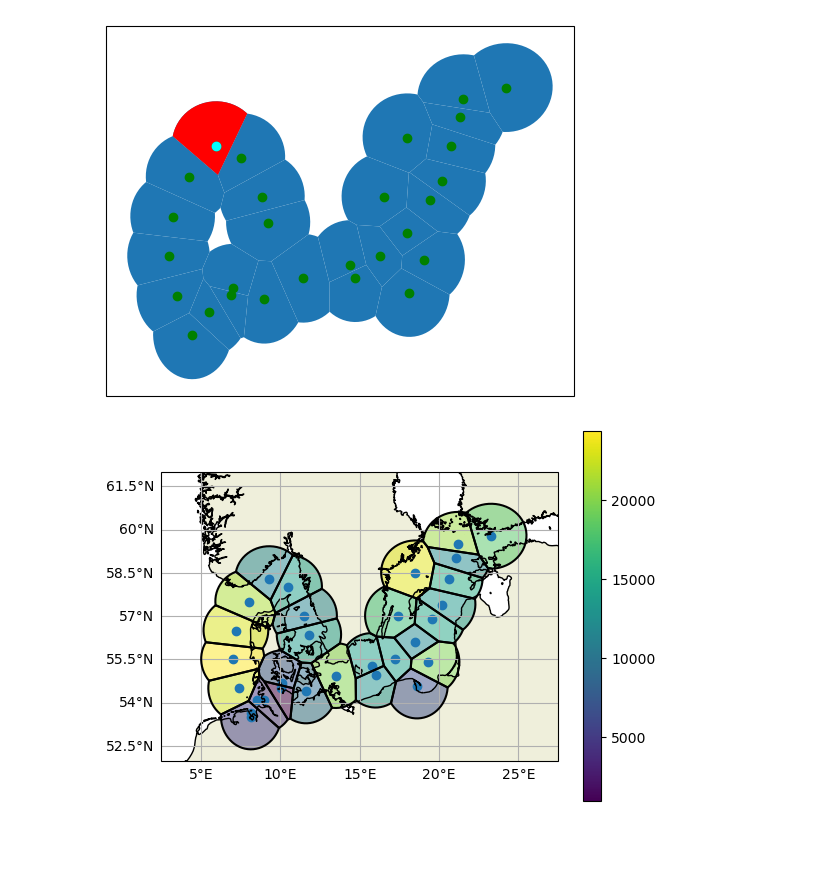
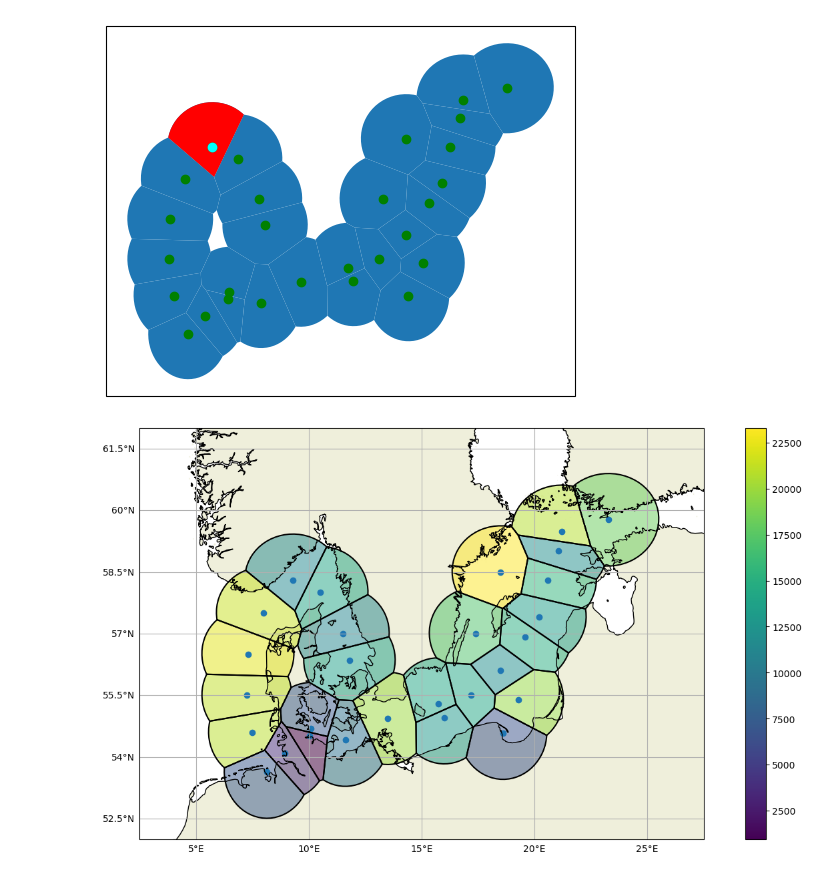
Before and after one commit to geomar-od-lagrange/2025_copepods, a Jupyter notebook: notebooks/VoronoiPolygons.ipynb, the cells around one changed output. Cells and saved outputs as stored; diff of their text form; code cells hidden in the pictures; blank space fills up the shorter version.

```diff
--- a/notebooks/VoronoiPolygons.ipynb
+++ b/notebooks/VoronoiPolygons.ipynb
@@ -41,7 +41,7 @@ def make_sample_point(
         }
 # %%
 sample_point_list = [
-        make_sample_point('KB03', 'KB03', 'KB03', 'real', True, 11, 'baltic', 54.692, 10.1035),
+        make_sample_point('KielBay03', 'KB03', 'KB03', 'real', True, 11, 'baltic', 54.692, 10.1035),
         make_sample_point('SW08', 'SW08', 'SW08', 'real', True, 13, 'baltic', 54.413, 11.617),
         make_sample_point('Boknis_Eck', 'BOK', 'BE01', 'real', True, 12, 'baltic', 54.5169, 10.034),
         make_sample_point('Gdynia', 'GDY', 'GD01', 'real', True, 19, 'baltic', 54.5829, 18.6042),
@@ -54,9 +54,9 @@ sample_point_list = [
         make_sample_point('Kategat02', 'KG02', 'KG02', 'digital', False, 9, 'northsea', 57.0, 11.5),
         make_sample_point('Skagerak01', 'SR01', 'SR01', 'digital', False, 7, 'northsea', 58.0, 10.5),
         make_sample_point('Skagerak02', 'SR02', 'SR02', 'digital', False, 5, 'northsea', 57.5, 8.0),
-        make_sample_point('JB01', 'JB01', 'JB01', 'digital', False, 4, 'northsea', 56.5, 7.2),
-        make_sample_point('DeutscheBucht01', 'DB01', 'DB01', 'digital', False, 3, 'northsea', 55.5, 7.0),
-        make_sample_point('DeutscheBucht02', 'DB02', 'DB02', 'digital', False, 2, 'northsea', 54.5, 7.4),
+        make_sample_point('JutlandBay', 'JB01', 'JB01', 'digital', False, 4, 'northsea', 56.5, 7.3),
+        make_sample_point('DeutscheBucht01', 'DB01', 'DB01', 'digital', False, 3, 'northsea', 55.5, 7.25),
+        make_sample_point('DeutscheBucht02', 'DB02', 'DB02', 'digital', False, 2, 'northsea', 54.6, 7.5),
         make_sample_point('BalticPropper01', 'BP01', 'BP01', 'digital', False, 17, 'baltic', 55.5, 17.2),
         make_sample_point('BalticPropper02', 'BP02', 'BP02', 'digital', False, 18, 'baltic', 56.1, 18.5),
         make_sample_point('EG01', 'EG01', 'EG01', 'digital', False, 24, 'baltic', 57.4, 20.2),
@@ -131,33 +131,38 @@ def make_voronoi_polygons_from_sample_points(sample_points, sea_polygon):
     )
     return voronoi_polygons.to_crs(Geodetic())#.sort_index()
 # %%
+sample_points_all = gdf_sample_points.set_index('order').reset_index(drop=True)
+sample_points = gdf_sample_points.drop([29, 7]).set_index('order').reset_index(drop=True)
 sample_points_original = gdf_sample_points.drop([8, 7]).set_index('order').reset_index(drop=True)
 sample_points_moved = gdf_sample_points.drop([28, 29]).set_index('order').reset_index(drop=True)
 # %%
 voronoi_polygons_moved = make_voronoi_polygons_from_sample_points(sample_points_moved, sea_polygon)
 voronoi_polygons_original = make_voronoi_polygons_from_sample_points(sample_points_original, sea_polygon)
+voronoi_polygons = make_voronoi_polygons_from_sample_points(sample_points, sea_polygon)
 # %%
 locid = 'SR03'
 fig = plt.figure()
 ax_map = fig.add_subplot(projection=PlateCarree())
-voronoi_polygons_original.plot(ax=ax_map)
-voronoi_polygons_original[voronoi_polygons_original.location_id.isin([locid])].plot(ax=ax_map, color='r')
-sample_points_original.plot(ax=ax_map, color='g')
-sample_points_original[sample_points_original.location_id.isin([locid])].plot(ax=ax_map, color='cyan')
+voronoi_polygons.plot(ax=ax_map)
+voronoi_polygons[voronoi_polygons.location_id.isin([locid])].plot(ax=ax_map, color='r')
+sample_points.plot(ax=ax_map, color='g')
+sample_points[sample_points.location_id.isin([locid])].plot(ax=ax_map, color='cyan')
 plt.show()
 # %% [output]
-[figure, old version]
+[figure, new version]
 # %%
+sample_points['sea_surface_area'] = voronoi_polygons.sea_surface_area
 sample_points_moved['sea_surface_area'] = voronoi_polygons_moved.sea_surface_area
 sample_points_original['sea_surface_area'] = voronoi_polygons_original.sea_surface_area
 # %%
-fig = plt.figure()
+fig = plt.figure(figsize=mapsize)
 ax_map = fig.add_subplot(projection=PlateCarree())
 basemap(ax_map)
-voronoi_polygons_original.plot(ax=ax_map, alpha=0.5, column='sea_surface_area', legend=True)
-voronoi_polygons_original.boundary.plot(ax=ax_map, color='k',)
-gdf_sample_points.plot(ax=ax_map)
+# basemap(ax_map, (7, 11, 53, 56))
+voronoi_polygons.plot(ax=ax_map, alpha=0.5, column='sea_surface_area', legend=True)
+voronoi_polygons.boundary.plot(ax=ax_map, color='k',)
+sample_points.plot(ax=ax_map)
 plt.show()
 # %% [output]
-[figure, old version]
+[figure, new version]
 # %%
```
Also changed, not shown: parts of 3 cells of this notebook, 3 other files.
